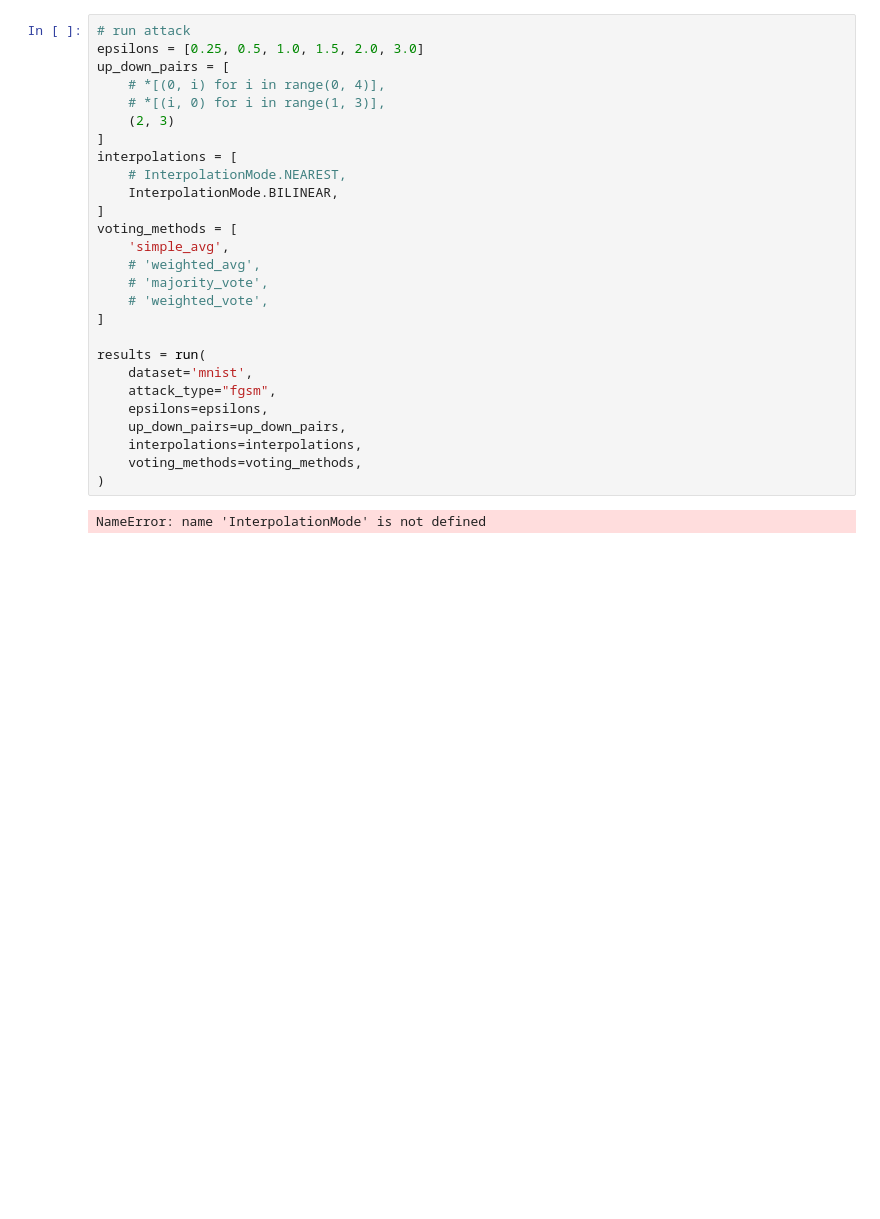
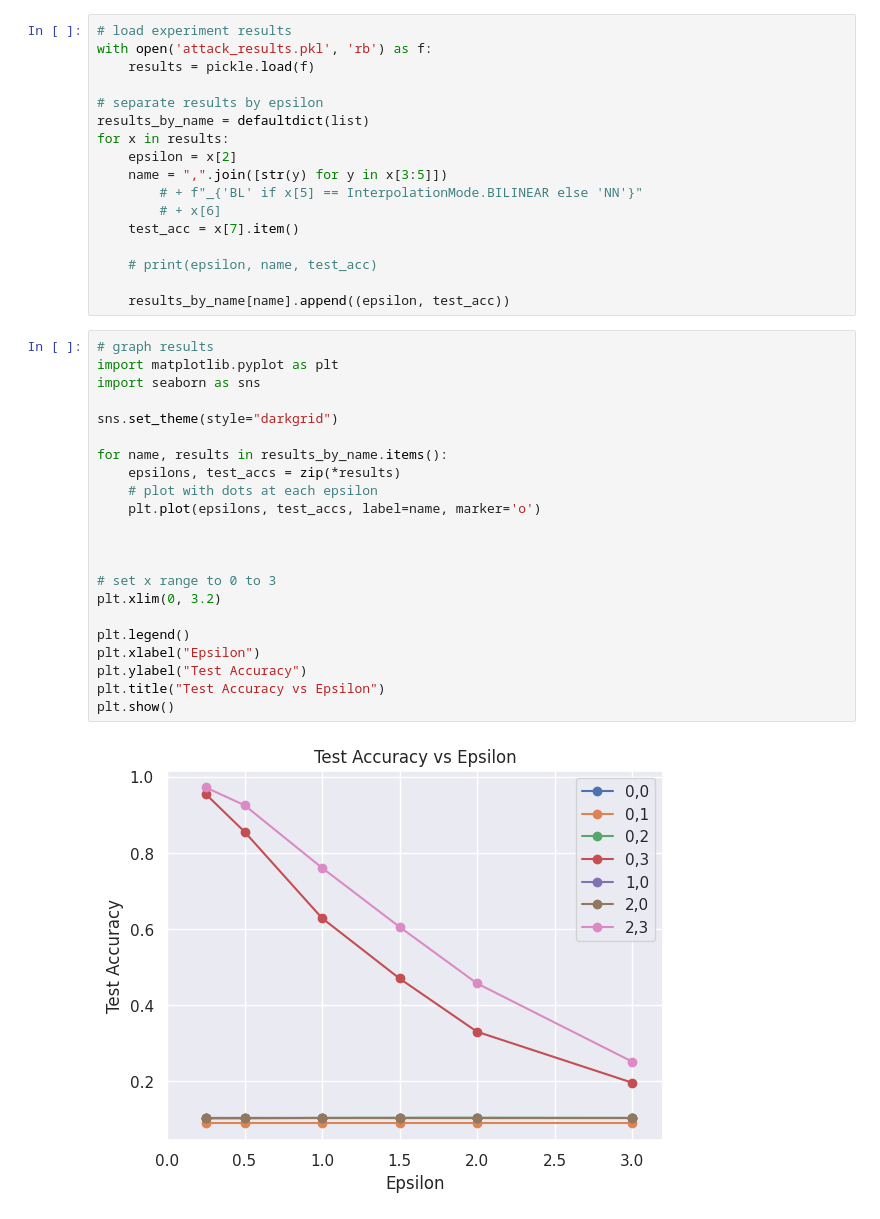
Before and after one commit to JasonTang99/gaussian-pyramid-defense, a Jupyter notebook: plot_exp.ipynb, the cells around one changed output. Drawn from its saved outputs; the diff is of its cells as text; blank space fills up the shorter version.

```diff
--- a/plot_exp.ipynb
+++ b/plot_exp.ipynb
@@ -13,29 +15,41 @@ from attack import run_one_attack
-# %%
-# run attack
-epsilons = [0.25, 0.5, 1.0, 1.5, 2.0, 3.0]
-up_down_pairs = [
-    # *[(0, i) for i in range(0, 4)],
-    # *[(i, 0) for i in range(1, 3)],
-    (2, 3)
-]
-interpolations = [
-    # InterpolationMode.NEAREST,
-    InterpolationMode.BILINEAR,
-]
-voting_methods = [
-    'simple_avg',
-    # 'weighted_avg',
-    # 'majority_vote',
-    # 'weighted_vote',
-]
-
-results = run(
-    dataset='mnist',
-    attack_type="fgsm",
-    epsilons=epsilons,
-    up_down_pairs=up_down_pairs,
-    interpolations=interpolations,
-    voting_methods=voting_methods,
-)
-# %% [output]
-NameError: name 'InterpolationMode' is not defined
+# %%
+# load experiment results
+with open('attack_results.pkl', 'rb') as f:
+    results = pickle.load(f)
+
+# separate results by epsilon
+results_by_name = defaultdict(list)
+for x in results:
+    epsilon = x[2]
+    name = ",".join([str(y) for y in x[3:5]])
+        # + f"_{'BL' if x[5] == InterpolationMode.BILINEAR else 'NN'}"
+        # + x[6]
+    test_acc = x[7].item()
+
+    # print(epsilon, name, test_acc)
+
+    results_by_name[name].append((epsilon, test_acc))
+# %%
+# graph results
+import matplotlib.pyplot as plt
+import seaborn as sns
+
+sns.set_theme(style="darkgrid")
+
+for name, results in results_by_name.items():
+    epsilons, test_accs = zip(*results)
+    # plot with dots at each epsilon
+    plt.plot(epsilons, test_accs, label=name, marker='o')
+
+
+
+# set x range to 0 to 3
+plt.xlim(0, 3.2)
+
+plt.legend()
+plt.xlabel("Epsilon")
+plt.ylabel("Test Accuracy")
+plt.title("Test Accuracy vs Epsilon")
+plt.show()
+# %% [output]
+[figure, added]
```
Also changed, not shown: parts of 1 cell of this notebook, 11 other files.
